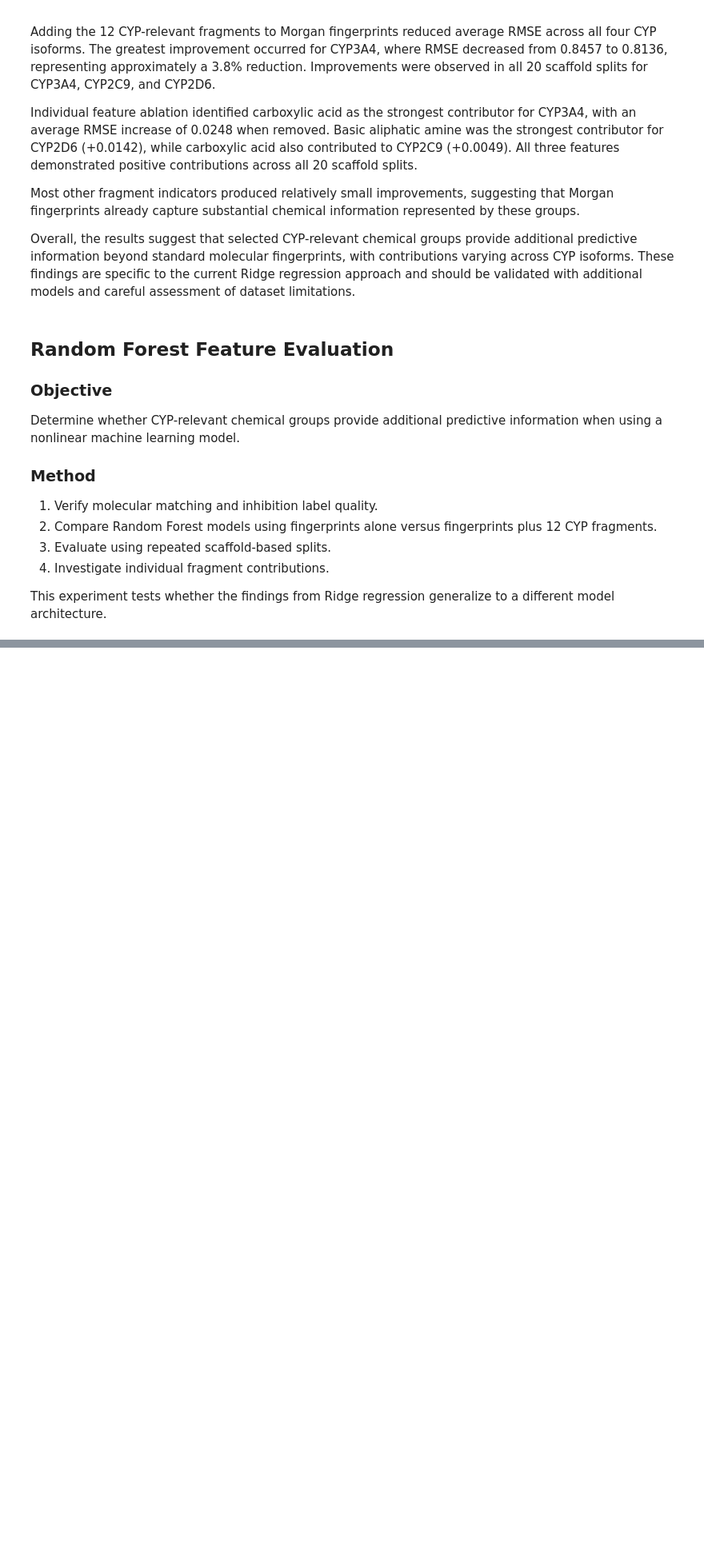
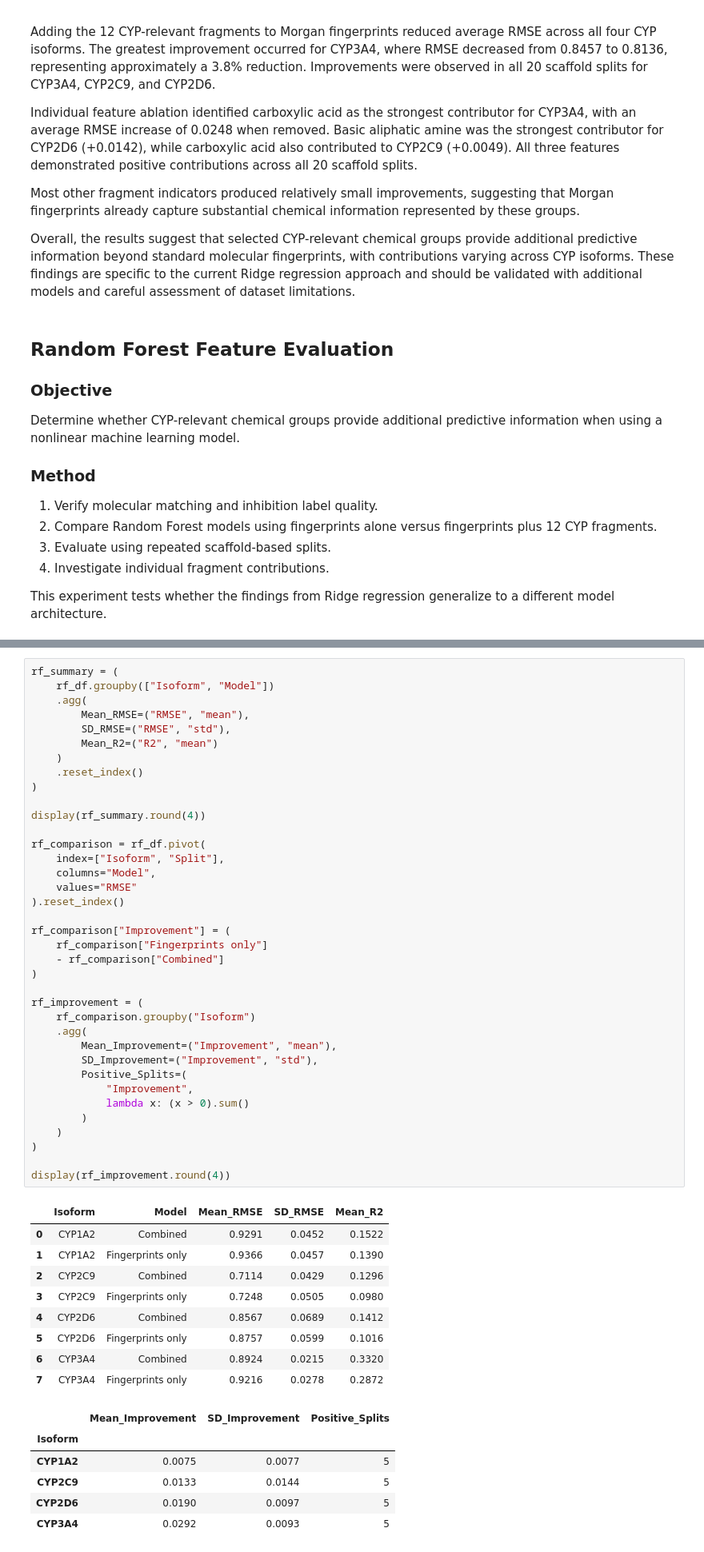
Before and after one commit to RydenT244/cyp-fragment-analysis, a Jupyter notebook: notebooks/04_feature_evaluation.ipynb, the cells around one changed output, grey strips where cells are left out. Shown at 80% size. Drawn from its saved outputs; the diff is of its cells as text; blank space fills up the shorter version.

```diff
--- a/notebooks/04_feature_evaluation.ipynb
+++ b/notebooks/04_feature_evaluation.ipynb
@@ -1328,0 +1462,53 @@ generalize to a different model architecture.
+# %%
+rf_summary = (
+    rf_df.groupby(["Isoform", "Model"])
+    .agg(
+        Mean_RMSE=("RMSE", "mean"),
+        SD_RMSE=("RMSE", "std"),
+        Mean_R2=("R2", "mean")
+    )
+    .reset_index()
+)
+
+display(rf_summary.round(4))
+
+rf_comparison = rf_df.pivot(
+    index=["Isoform", "Split"],
+    columns="Model",
+    values="RMSE"
+).reset_index()
+
+rf_comparison["Improvement"] = (
+    rf_comparison["Fingerprints only"]
+    - rf_comparison["Combined"]
+)
+
+rf_improvement = (
+    rf_comparison.groupby("Isoform")
+    .agg(
+        Mean_Improvement=("Improvement", "mean"),
+        SD_Improvement=("Improvement", "std"),
+        Positive_Splits=(
+            "Improvement",
+            lambda x: (x > 0).sum()
+        )
+    )
+)
+
+display(rf_improvement.round(4))
+# %% [output]
+|  | Isoform | Model | Mean_RMSE | SD_RMSE | Mean_R2 |
+| 0 | CYP1A2 | Combined | 0.9291 | 0.0452 | 0.1522 |
+| 1 | CYP1A2 | Fingerprints only | 0.9366 | 0.0457 | 0.1390 |
+| 2 | CYP2C9 | Combined | 0.7114 | 0.0429 | 0.1296 |
+| 3 | CYP2C9 | Fingerprints only | 0.7248 | 0.0505 | 0.0980 |
+| 4 | CYP2D6 | Combined | 0.8567 | 0.0689 | 0.1412 |
+| 5 | CYP2D6 | Fingerprints only | 0.8757 | 0.0599 | 0.1016 |
+| 6 | CYP3A4 | Combined | 0.8924 | 0.0215 | 0.3320 |
+| 7 | CYP3A4 | Fingerprints only | 0.9216 | 0.0278 | 0.2872 |
+|  | Mean_Improvement | SD_Improvement | Positive_Splits |
+| Isoform |  |  |  |
+| CYP1A2 | 0.0075 | 0.0077 | 5 |
+| CYP2C9 | 0.0133 | 0.0144 | 5 |
+| CYP2D6 | 0.0190 | 0.0097 | 5 |
+| CYP3A4 | 0.0292 | 0.0093 | 5 |
```
Also changed, not shown: parts of 17 cells of this notebook.
